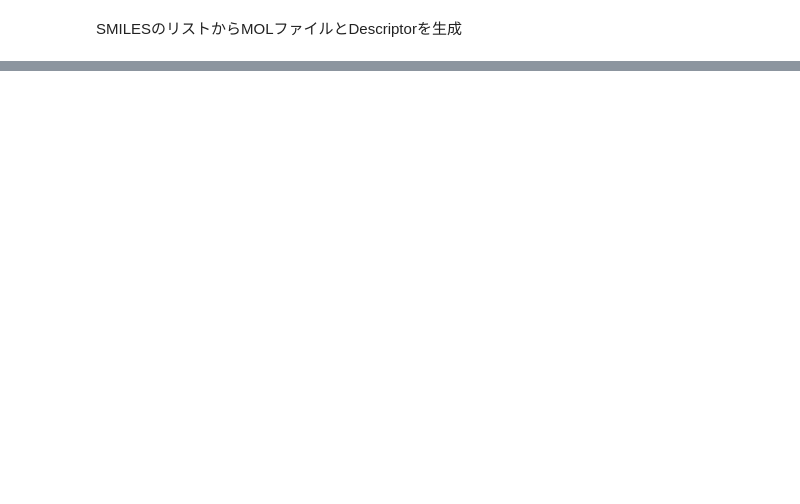
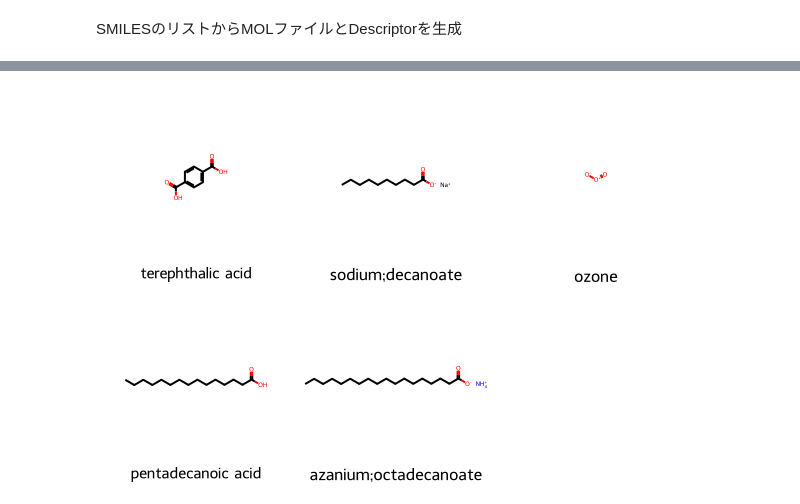
Before and after one commit to keetane/PDB, a Jupyter notebook: SMILES2descriptor.ipynb, the cells around one changed output, grey strips where cells are left out. Cells and saved outputs as stored; diff of their text form; code cells hidden in the pictures; blank space fills up the shorter version.

Commit message:
structure search by PubChem is added

```diff
--- a/SMILES2descriptor.ipynb
+++ b/SMILES2descriptor.ipynb
@@ -83,0 +150,6 @@ Draw.MolsToGridImage(df.ROMol,
+# %%
+cas = [
+    '100-21-0',
+    '1002-62-6',
+    '10028-15-6',
+]
@@ -83,0 +158,6 @@ Draw.MolsToGridImage(df.ROMol,
+# %%
+cas_list = [
+    '100-21-0 1002-62-6 10028-15-6 1002-84-2 1002-89-7 999-99-9'
+]
+cas_list = cas_list[0].split(' ')
+cas_list
@@ -83,0 +168,19 @@ Draw.MolsToGridImage(df.ROMol,
+# %%
+df = pd.DataFrame()
+properties = [
+    'MolecularFormula',
+    'MolecularWeight',
+    'IsomericSMILES',
+    'IUPACName',
+]
+for cas in cas_list:
+    try:
+        temp = pcp.get_properties(properties, cas, 'name',as_dataframe=True)
+        #as_dataframe=True とすることでpandas dataframe として情報を取得可能
+        temp['CAS'] = cas
+        df = pd.concat([df,temp],axis=0,join='outer',sort=True)
+    except:
+        pass
+#pubchem に情報のない化合物はエラーとなるので、エラーが発生しても途中で終了させずに処理を継続できるようにtry文を使用
+df['ROMol'] = df.IsomericSMILES.map(lambda x: Chem.MolFromSmiles(x))
+df
@@ -83,0 +195,7 @@ Draw.MolsToGridImage(df.ROMol,
+# %%
+Draw.MolsToGridImage(df['ROMol'],
+                     molsPerRow=3,
+                     legends= list(df.IUPACName)
+                     )
+# %% [output]
+[figure, added]
```
Also changed, not shown: parts of 21 cells of this notebook.
